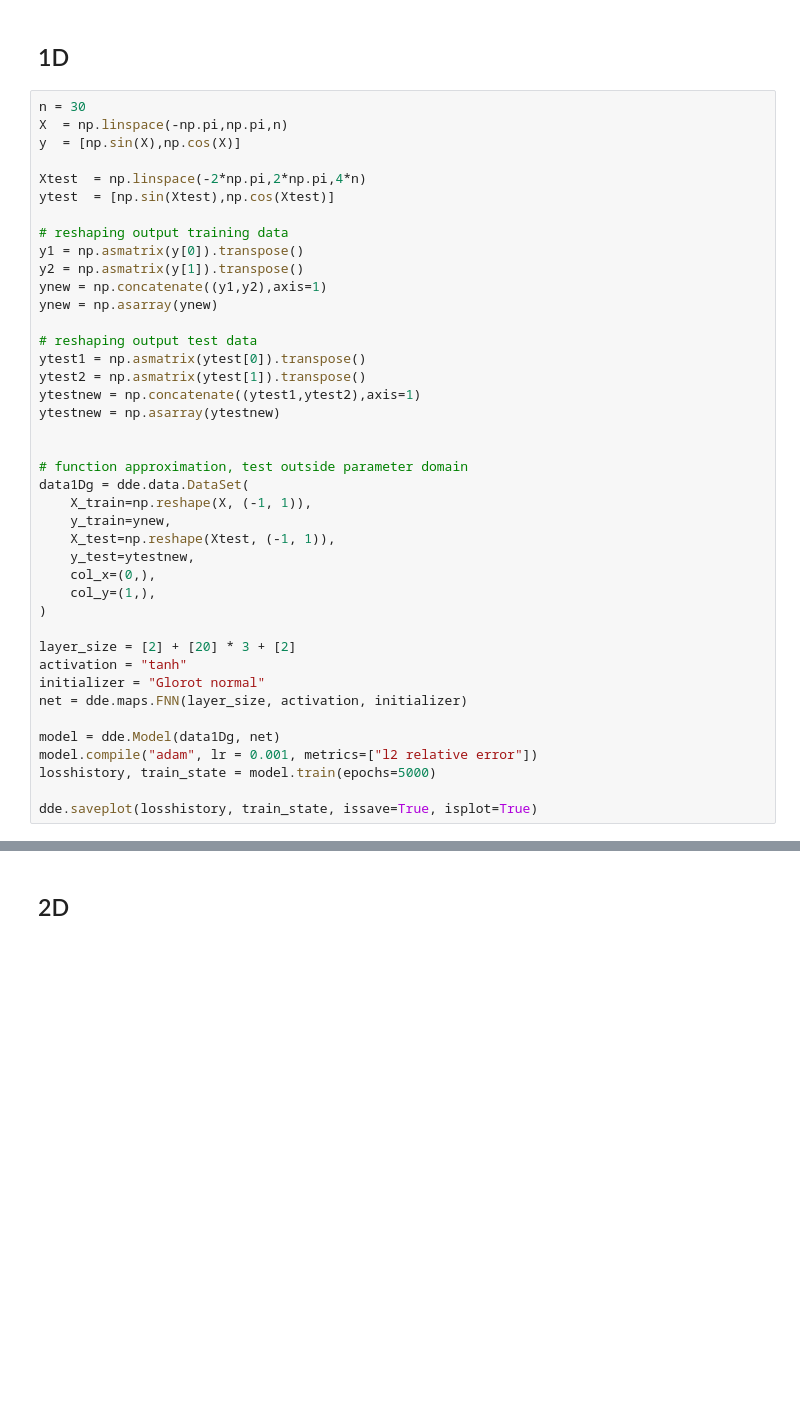
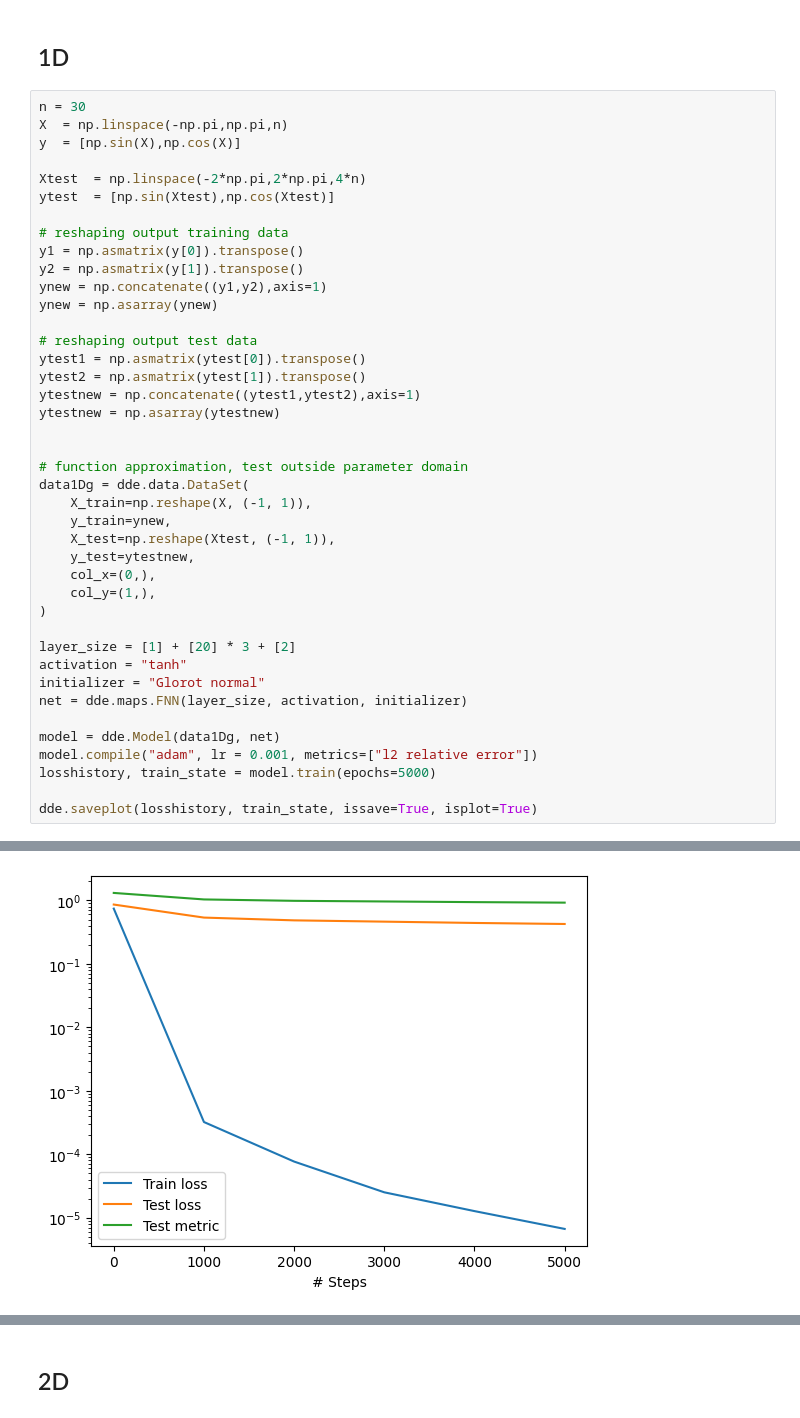
Before and after one commit to LuigiElo/DL-PINNs, a Jupyter notebook: mainJacob.ipynb, the cells around one changed output, grey strips where cells are left out. Drawn from its saved outputs; the diff is of its cells as text; blank space fills up the shorter version.

```diff
--- a/mainJacob.ipynb
+++ b/mainJacob.ipynb
@@ -198,7 +250,7 @@ data1Dg = dde.data.DataSet(
     col_y=(1,),
 )
 
-layer_size = [2] + [20] * 3 + [2]
+layer_size = [1] + [20] * 3 + [2]
 activation = "tanh"
 initializer = "Glorot normal"
 net = dde.maps.FNN(layer_size, activation, initializer)
@@ -208,3 +260,4 @@ model.compile("adam", lr = 0.001, metrics=["l2 relative error"])
 losshistory, train_state = model.train(epochs=5000)
 
 dde.saveplot(losshistory, train_state, issave=True, isplot=True)
+# %% [output]
@@ -210,0 +284 @@ dde.saveplot(losshistory, train_state, issave=True, isplot=True)
+[figure, added]
```
Also changed, not shown: parts of 6 cells of this notebook.
